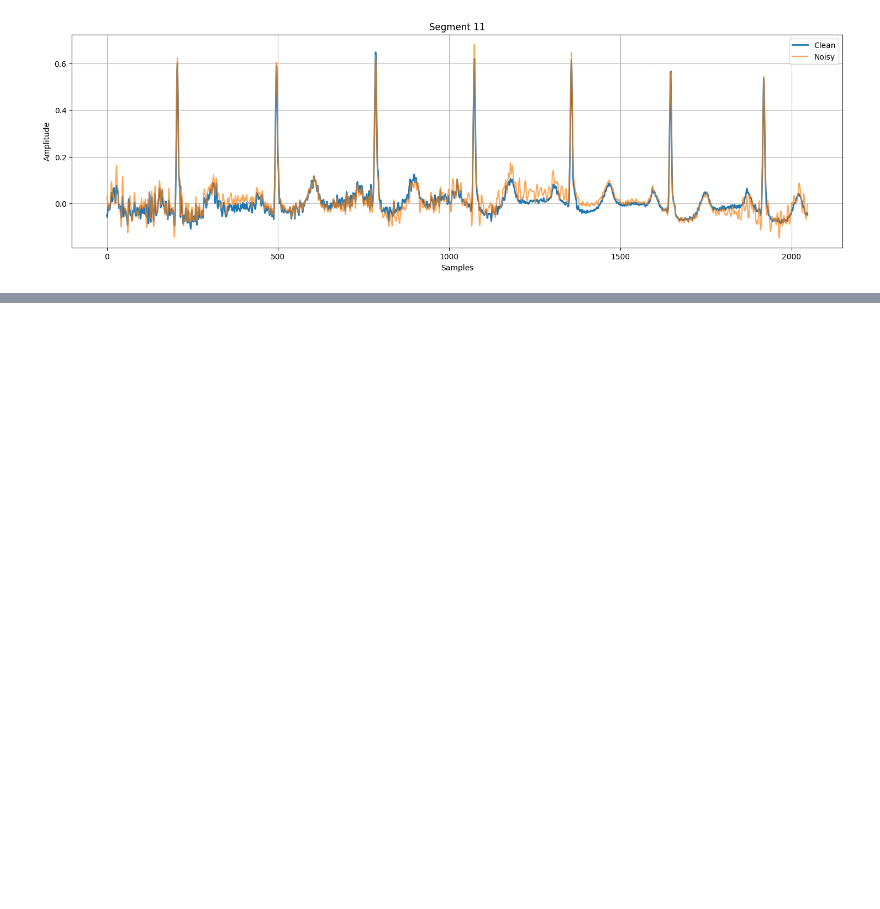
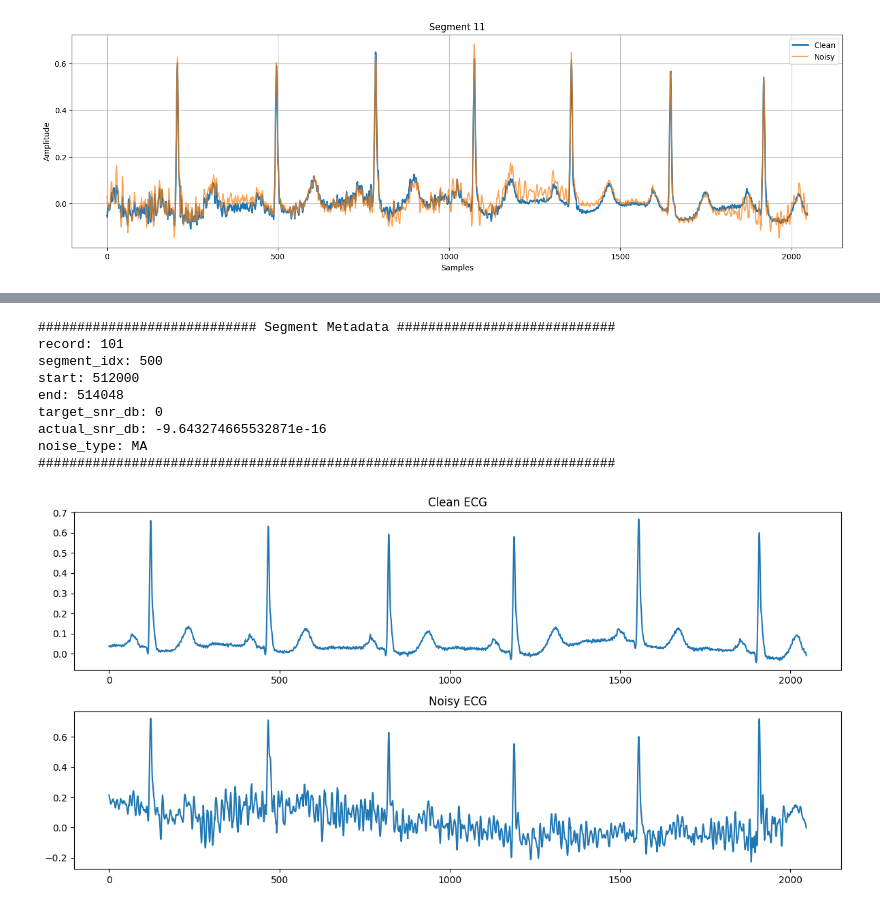
Before and after one commit to halashaheen/CAE-For-ECG-denoising, a Jupyter notebook: ECG_Denoiser_and_Classifier_via_CAE.ipynb, the cells around one changed output, grey strips where cells are left out. Saved outputs shown, nothing was run; the diff lists cells and outputs as text; code cells hidden in the pictures; blank space fills up the shorter version.

```diff
--- a/ECG_Denoiser_and_Classifier_via_CAE.ipynb
+++ b/ECG_Denoiser_and_Classifier_via_CAE.ipynb
@@ -999,20 +1039,38 @@ Actual SNR   : 10.00 dB
 # %%
 
-# i = random.choice(range(len(X_train_reload)))
+# i = random.choice(range(len(x_train)))
 # print(f"train segment idx: {i}")
+i= 500
 
-# noisy = X_train_reload[i,0,:]   # noisy signal
-# clean = Y_train_reload[i,0,:]   # clean signal
+noisy = x_train[i,0,:]   # noisy signal
+clean = y_train[i,0,:]   # clean signal
+meta = train_metadata[i]
 
-# plt.figure(figsize=(12,6))
+print("############################ Segment Metadata ############################")
+for k,v in meta.items():
+  print(f"{k}: {v}")
+print("##########################################################################")
 
-# plt.subplot(2,1,1)
-# plt.plot(clean)
-# plt.title("Clean ECG")
+plt.figure(figsize=(12,6))
 
-# plt.subplot(2,1,2)
-# plt.plot(noisy)
-# plt.title("Noisy ECG")
+plt.subplot(2,1,1)
+plt.plot(clean)
+plt.title("Clean ECG")
 
-# plt.tight_layout()
-# plt.show()
+plt.subplot(2,1,2)
+plt.plot(noisy)
+plt.title("Noisy ECG")
+
+plt.tight_layout()
+plt.show()
+# %% [output]
+############################ Segment Metadata ############################
+record: 101
+segment_idx: 500
+start: 512000
+end: 514048
+target_snr_db: 0
+actual_snr_db: -9.643274665532871e-16
+noise_type: MA
+##########################################################################
+[figure, added]
```
Also changed, not shown: parts of 46 cells of this notebook.
